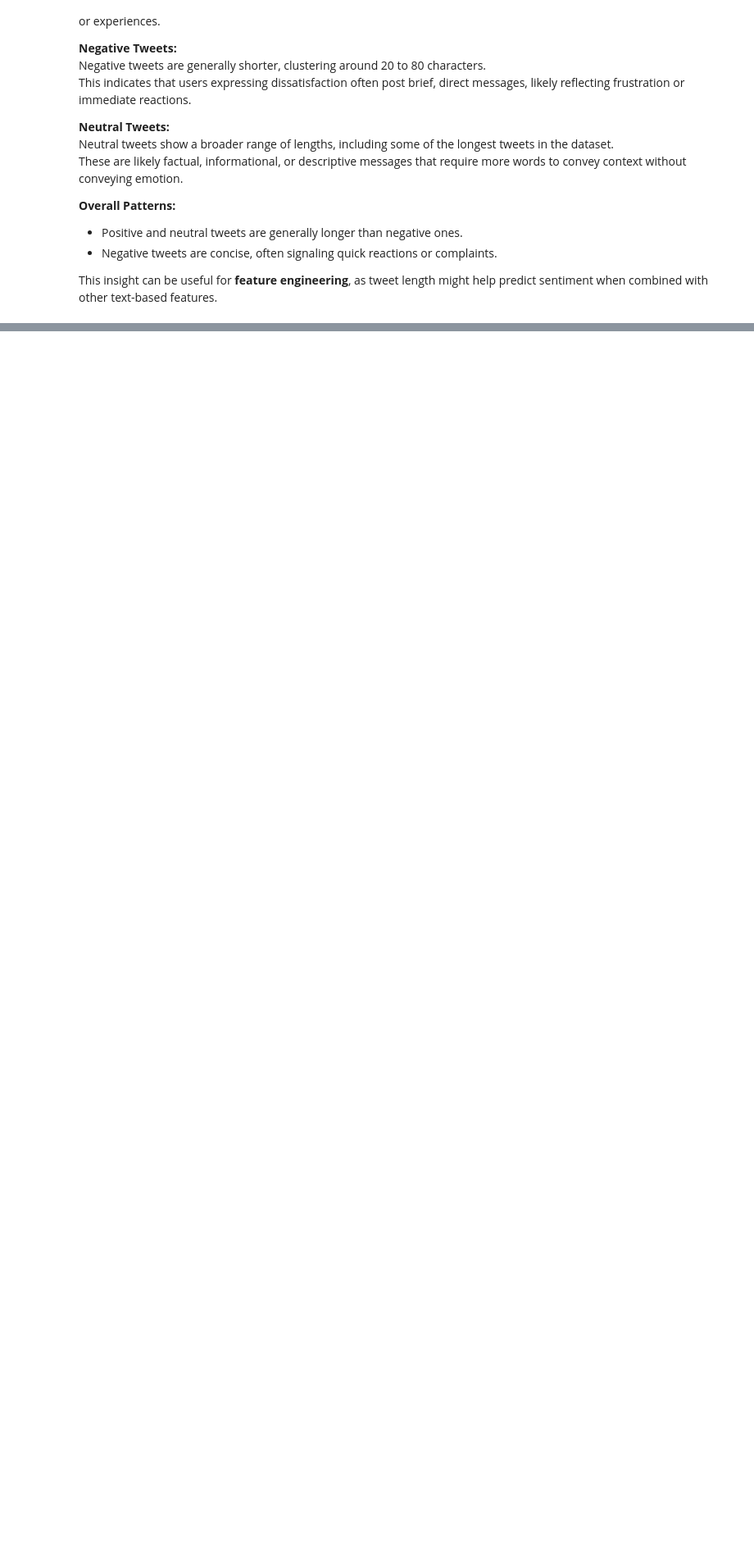
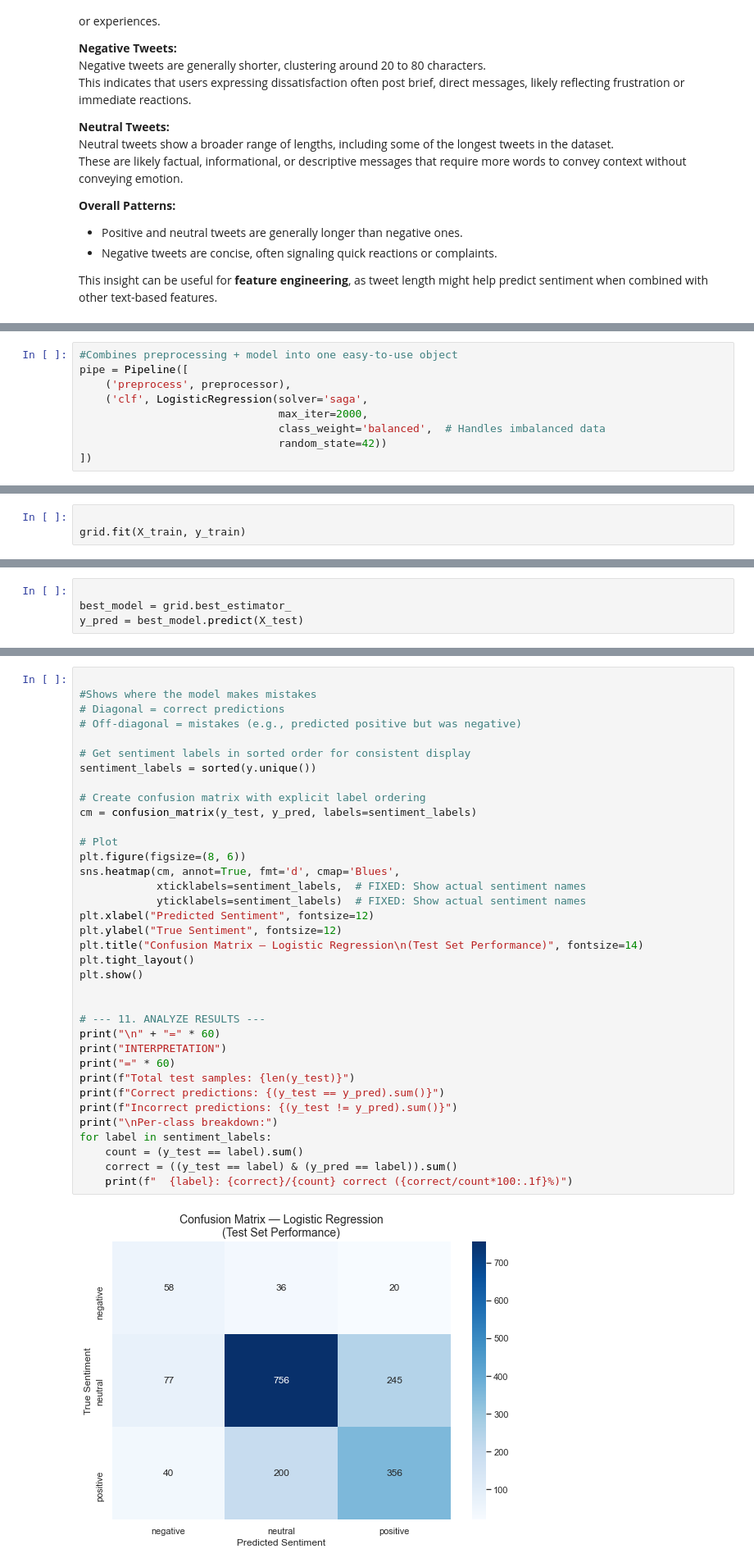
Before and after one commit to MaryBennah/Group-1-phase-4-project, a Jupyter notebook: Index.ipynb, the cells around one changed output, grey strips where cells are left out. Shown at 82% size. Saved outputs shown, nothing was run; the diff lists cells and outputs as text; blank space fills up the shorter version.

Commit message:
Done with Model 1 #Logistic Regression

```diff
--- a/Index.ipynb
+++ b/Index.ipynb
@@ -475,0 +543,9 @@ This insight can be useful for **feature engineering**, as tweet length might he
+# %%
+#Combines preprocessing + model into one easy-to-use object
+pipe = Pipeline([
+    ('preprocess', preprocessor),
+    ('clf', LogisticRegression(solver='saga',
+                               max_iter=2000,
+                               class_weight='balanced',  # Handles imbalanced data
+                               random_state=42))
+])
@@ -475,0 +578,3 @@ This insight can be useful for **feature engineering**, as tweet length might he
+# %%
+
+grid.fit(X_train, y_train)
@@ -475,0 +602,4 @@ This insight can be useful for **feature engineering**, as tweet length might he
+# %%
+
+best_model = grid.best_estimator_
+y_pred = best_model.predict(X_test)
@@ -475,0 +641,38 @@ This insight can be useful for **feature engineering**, as tweet length might he
+# %%
+
+#Shows where the model makes mistakes
+# Diagonal = correct predictions
+# Off-diagonal = mistakes (e.g., predicted positive but was negative)
+
+# Get sentiment labels in sorted order for consistent display
+sentiment_labels = sorted(y.unique())
+
+# Create confusion matrix with explicit label ordering
+cm = confusion_matrix(y_test, y_pred, labels=sentiment_labels)
+
+# Plot
+plt.figure(figsize=(8, 6))
+sns.heatmap(cm, annot=True, fmt='d', cmap='Blues',
+            xticklabels=sentiment_labels,  # FIXED: Show actual sentiment names
+            yticklabels=sentiment_labels)  # FIXED: Show actual sentiment names
+plt.xlabel("Predicted Sentiment", fontsize=12)
+plt.ylabel("True Sentiment", fontsize=12)
+plt.title("Confusion Matrix — Logistic Regression\n(Test Set Performance)", fontsize=14)
+plt.tight_layout()
+plt.show()
+
+
+# --- 11. ANALYZE RESULTS ---
+print("\n" + "=" * 60)
+print("INTERPRETATION")
+print("=" * 60)
+print(f"Total test samples: {len(y_test)}")
+print(f"Correct predictions: {(y_test == y_pred).sum()}")
+print(f"Incorrect predictions: {(y_test != y_pred).sum()}")
+print("\nPer-class breakdown:")
+for label in sentiment_labels:
+    count = (y_test == label).sum()
+    correct = ((y_test == label) & (y_pred == label)).sum()
+    print(f"  {label}: {correct}/{count} correct ({correct/count*100:.1f}%)")
+# %% [output]
+[figure, added]
```
Also changed, not shown: parts of 21 cells of this notebook.
